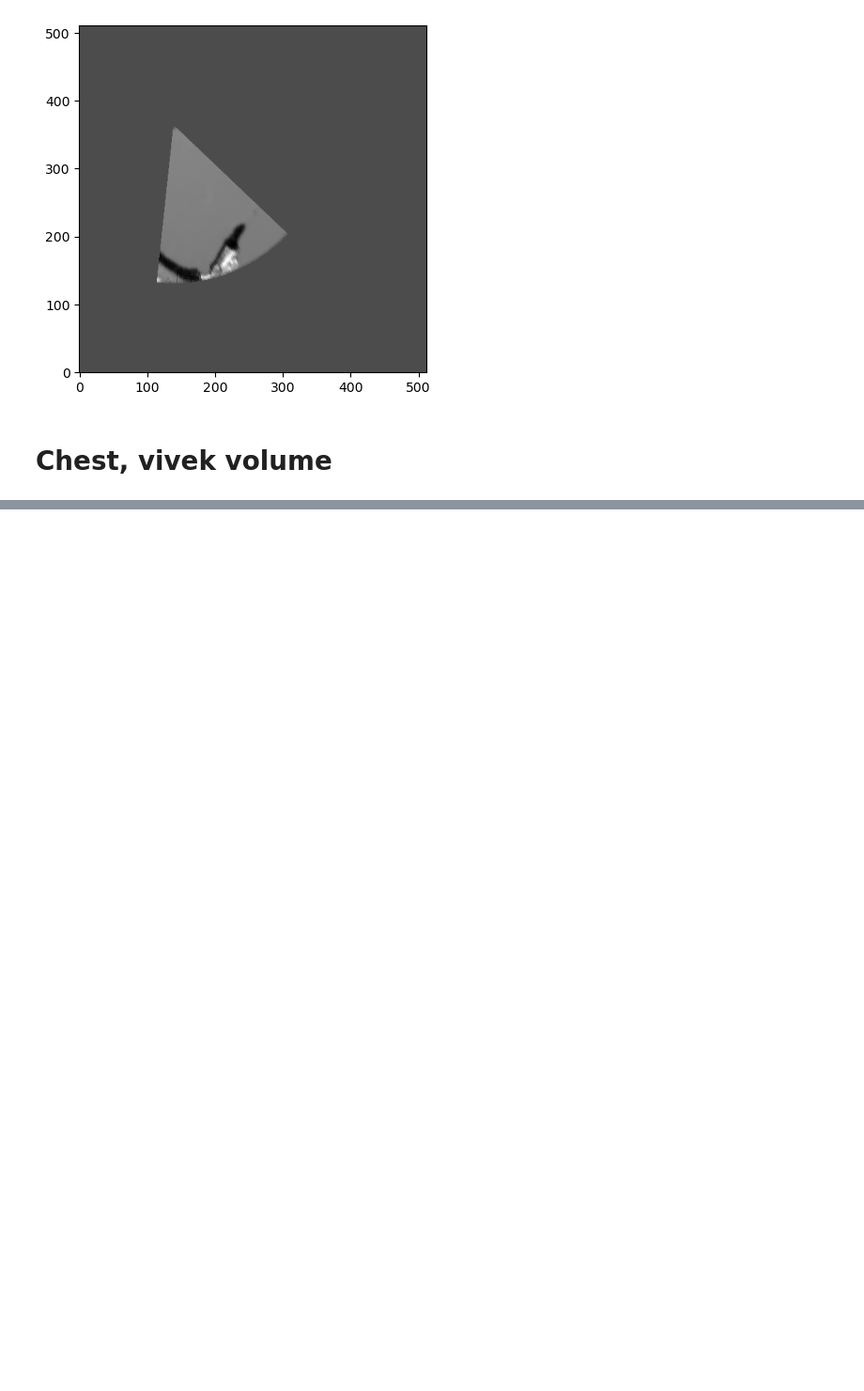
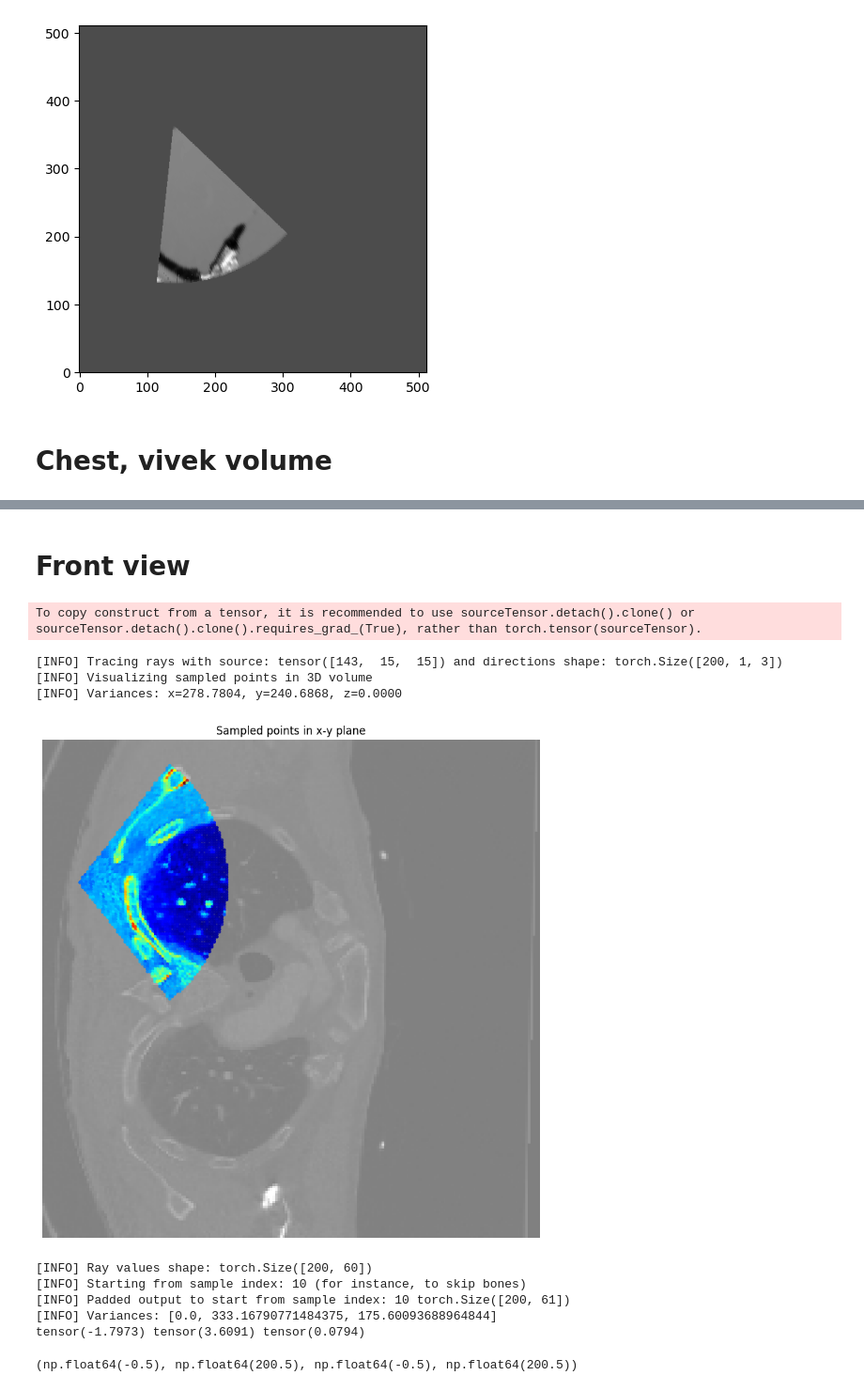
Before and after one commit to gduguey/DiffUS, a Jupyter notebook: notebooks/[DEMO] CT.ipynb, the cells around one changed output, grey strips where cells are left out. Shown at 94% size. Cells and saved outputs as stored; diff of their text form; code cells hidden in the pictures; blank space fills up the shorter version.

```diff
--- a/notebooks/[DEMO] CT.ipynb
+++ b/notebooks/[DEMO] CT.ipynb
@@ -568,0 +153,40 @@ plt.plot(x.numpy(), y, marker='o', label='Predicted Impedance')
+# %% [markdown]
+# Front view
+# %%
+start = 0
+n_rays = 200
+dx, dy = direction_vec_2d
+direction_vec = np.array([0,1, slice])
+source = np.array([y0, 15, slice])
+directions = generate_cone_directions(direction_vec, 2*opening_angle, n_rays)
+renderer = UltrasoundRenderer(num_samples=60, attenuation_coeff=0.0001)
+x,y, z,intensities = renderer.plot_beam_frame(
+            volume=torch.tensor(Z_vivek),
+            source=torch.tensor(source),
+            directions=torch.tensor(directions),
+            angle=25,
+            plot=False,
+            artifacts=False,
+            start=10
+        )
+
+H, W = vivek_ct_vol[:,:,slice].shape[:2]
+plt.figure(figsize=(10,10))
+plt.imshow(vivek_ct_vol[:,:,slice], cmap='gray', origin="lower", alpha=0.5)
+synth_img = differentiable_splat(z,x,y, intensities[:,:-1], H=H, W=W, sigma=0.5)
+print(synth_img.min(), synth_img.max(), synth_img.mean())
+plt.imshow(synth_img, cmap='gray', origin="lower", alpha=0.8, vmin=-0.3)
+plt.title("Propagated Rays on CT Slice")
+plt.axis('off')
+# %% [output]
+To copy construct from a tensor, it is recommended to use sourceTensor.detach().clone() or sourceTensor.detach().clone().requires_grad_(True), rather than torch.tensor(sourceTensor).
+[INFO] Tracing rays with source: tensor([143,  15,  15]) and directions shape: torch.Size([200, 1, 3])
+[INFO] Visualizing sampled points in 3D volume
+[INFO] Variances: x=278.7804, y=240.6868, z=0.0000
+[figure, added]
+[INFO] Ray values shape: torch.Size([200, 60])
+[INFO] Starting from sample index: 10 (for instance, to skip bones)
+[INFO] Padded output to start from sample index: 10 torch.Size([200, 61])
+[INFO] Variances: [0.0, 333.16790771484375, 175.60093688964844]
+tensor(-1.7973) tensor(3.6091) tensor(0.0794)
+(np.float64(-0.5), np.float64(200.5), np.float64(-0.5), np.float64(200.5))
```
Also changed, not shown: parts of 40 cells of this notebook, 2 other files.
